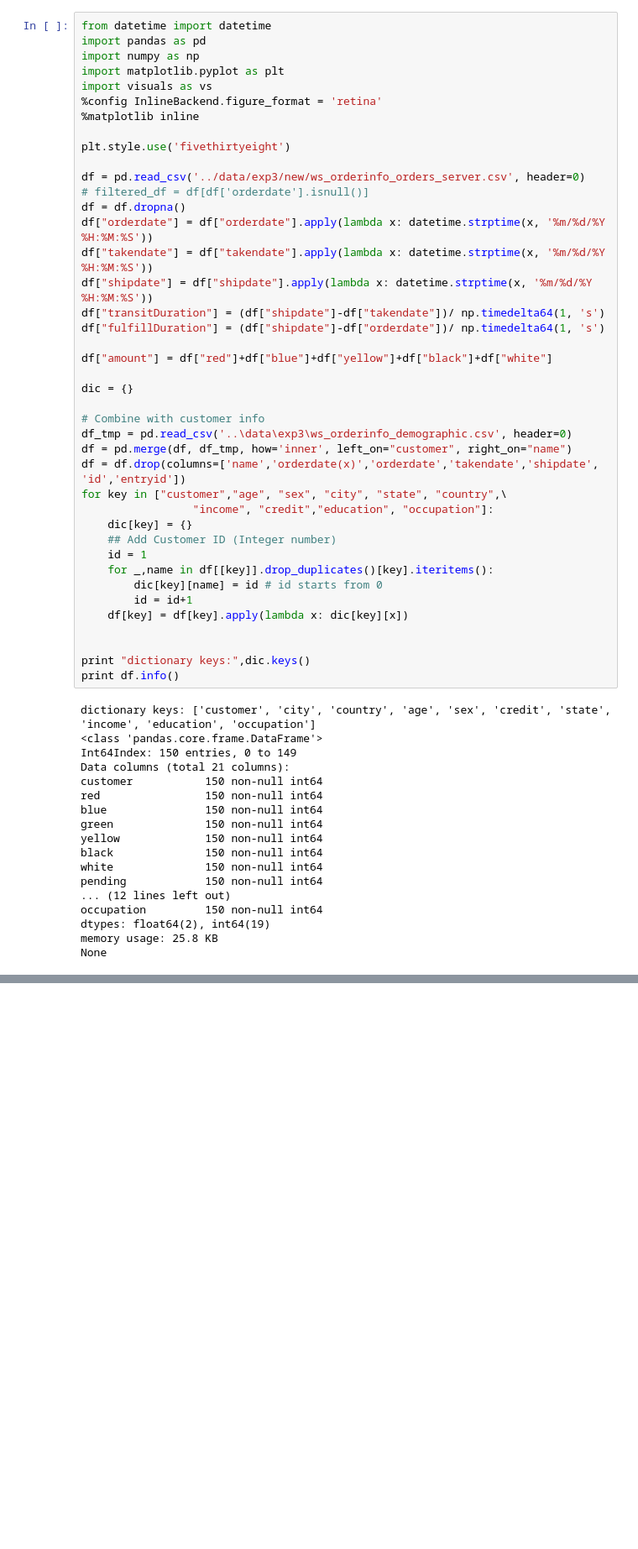
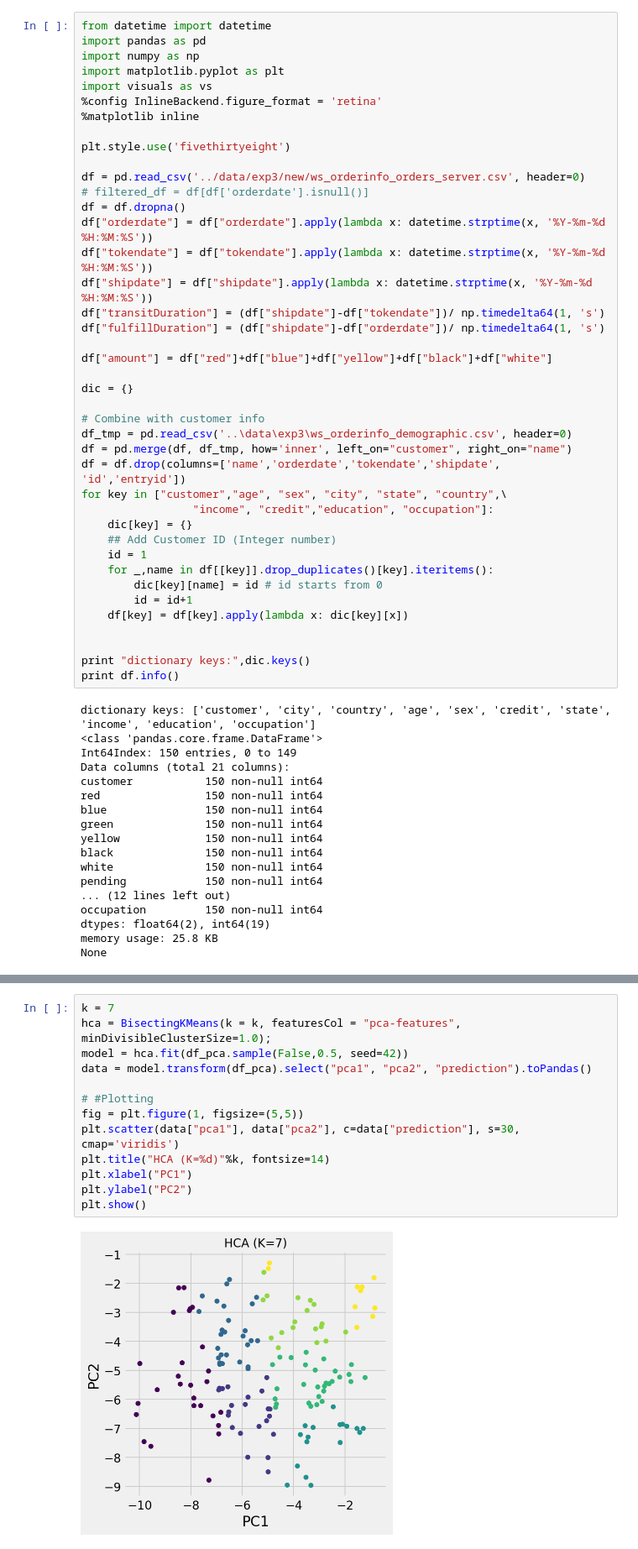
Before and after one commit to miaoever/IOT, a Jupyter notebook: Standup 6/HCA.ipynb, the cells around one changed output, grey strips where cells are left out. Shown: that part at 84% size. Drawn from its saved outputs; the diff is of its cells as text; blank space fills up the shorter version.

```diff
--- a/Standup 6/HCA.ipynb
+++ b/Standup 6/HCA.ipynb
@@ -12,10 +12,10 @@ plt.style.use('fivethirtyeight')
 df = pd.read_csv('../data/exp3/new/ws_orderinfo_orders_server.csv', header=0)
 # filtered_df = df[df['orderdate'].isnull()]
 df = df.dropna()
-df["orderdate"] = df["orderdate"].apply(lambda x: datetime.strptime(x, '%m/%d/%Y %H:%M:%S'))
-df["takendate"] = df["takendate"].apply(lambda x: datetime.strptime(x, '%m/%d/%Y %H:%M:%S'))
-df["shipdate"] = df["shipdate"].apply(lambda x: datetime.strptime(x, '%m/%d/%Y %H:%M:%S'))
-df["transitDuration"] = (df["shipdate"]-df["takendate"])/ np.timedelta64(1, 's')
+df["orderdate"] = df["orderdate"].apply(lambda x: datetime.strptime(x, '%Y-%m-%d %H:%M:%S'))
+df["tokendate"] = df["tokendate"].apply(lambda x: datetime.strptime(x, '%Y-%m-%d %H:%M:%S'))
+df["shipdate"] = df["shipdate"].apply(lambda x: datetime.strptime(x, '%Y-%m-%d %H:%M:%S'))
+df["transitDuration"] = (df["shipdate"]-df["tokendate"])/ np.timedelta64(1, 's')
 df["fulfillDuration"] = (df["shipdate"]-df["orderdate"])/ np.timedelta64(1, 's')
 
 df["amount"] = df["red"]+df["blue"]+df["yellow"]+df["black"]+df["white"]
@@ -25,7 +25,7 @@ dic = {}
 # Combine with customer info
 df_tmp = pd.read_csv('..\data\exp3\ws_orderinfo_demographic.csv', header=0)
 df = pd.merge(df, df_tmp, how='inner', left_on="customer", right_on="name")
-df = df.drop(columns=['name','orderdate(x)','orderdate','takendate','shipdate', 'id','entryid'])
+df = df.drop(columns=['name','orderdate','tokendate','shipdate', 'id','entryid'])
 for key in ["customer","age", "sex", "city", "state", "country",\
                  "income", "credit","education", "occupation"]:
     dic[key] = {}
@@ -101,0 +116,15 @@ plt.show()
+# %%
+k = 7
+hca = BisectingKMeans(k = k, featuresCol = "pca-features", minDivisibleClusterSize=1.0);
+model = hca.fit(df_pca.sample(False,0.5, seed=42))
+data = model.transform(df_pca).select("pca1", "pca2", "prediction").toPandas()
+
+# #Plotting
+fig = plt.figure(1, figsize=(5,5))
+plt.scatter(data["pca1"], data["pca2"], c=data["prediction"], s=30, cmap='viridis')
+plt.title("HCA (K=%d)"%k, fontsize=14)
+plt.xlabel("PC1")
+plt.ylabel("PC2")
+plt.show()
+# %% [output]
+[figure, added]
```
Also changed, not shown: parts of 2 cells of this notebook.
